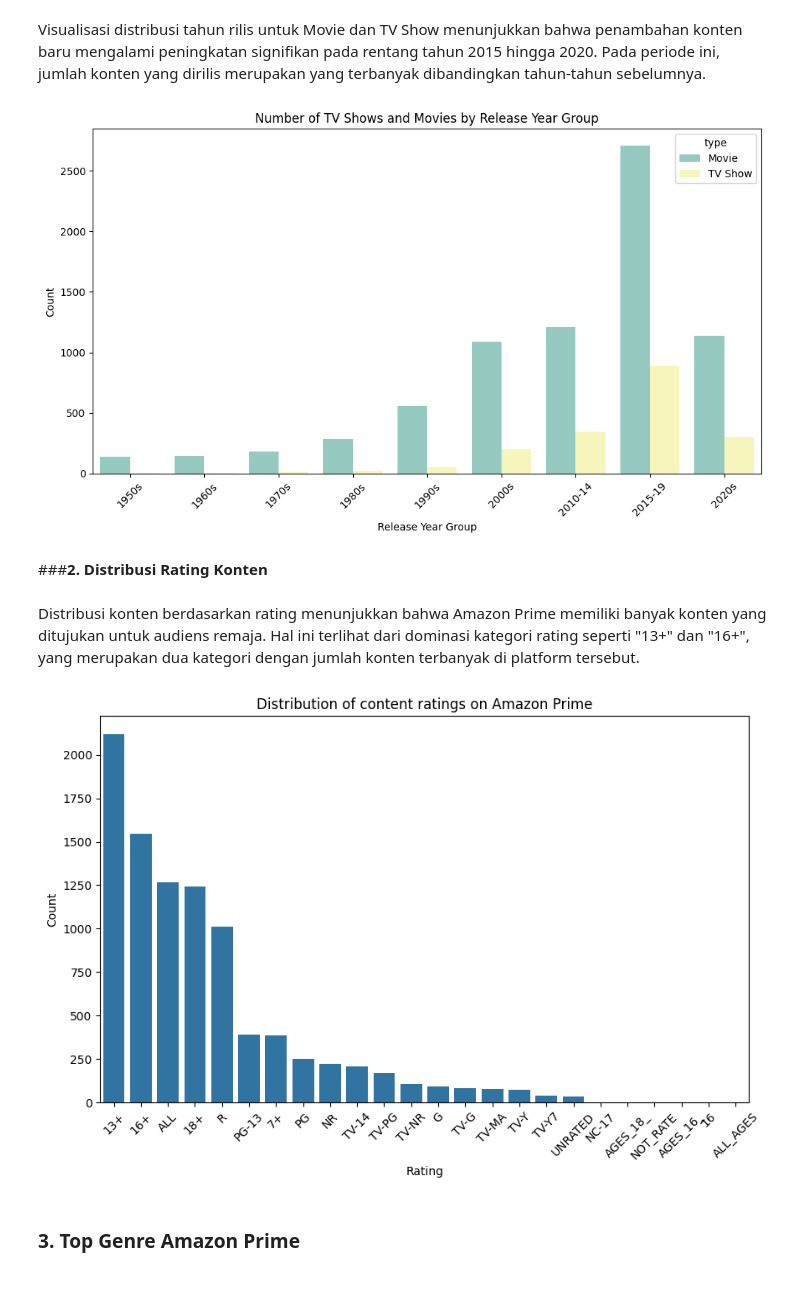
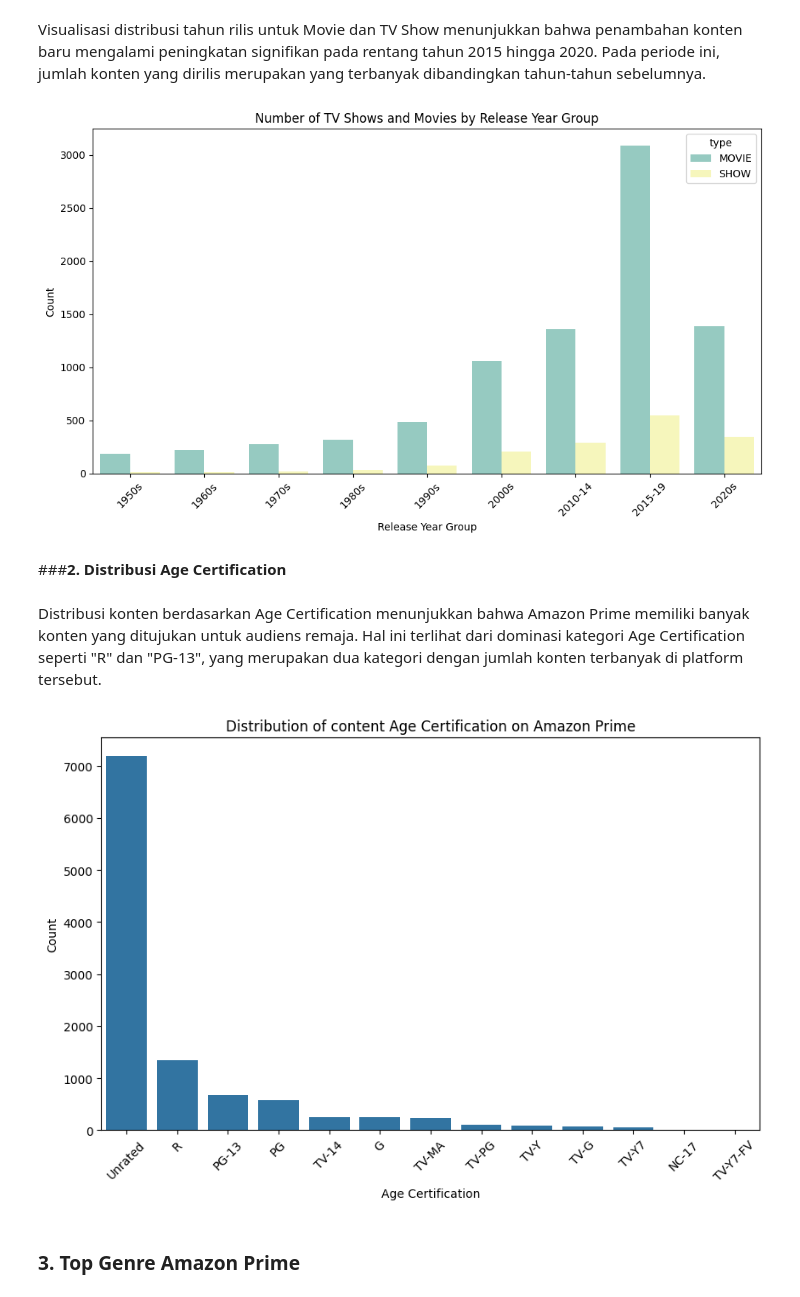
Before and after one commit to liqolina/Submission-Dicoding, a Jupyter notebook: MLT_SubEnd/notebook.ipynb, the cells around one changed output. Drawn from its saved outputs; the diff is of its cells as text; code cells hidden in the pictures.

```diff
--- a/MLT_SubEnd/notebook.ipynb
+++ b/MLT_SubEnd/notebook.ipynb
@@ -38,6 +38,6 @@ Mounted at /content/drive
 # %% [markdown]
 Memuat data dari csv ke dataframe
 # %%
-df= pd.read_csv('/content/drive/MyDrive/Submission/Submission_One_ML_Terapan/amazon_prime_titles.csv')
+df= pd.read_csv('/content/drive/MyDrive/Submission/Submission_One_ML_Terapan/Amazon_Prime_Video/titles.csv')
 df.head()
 # %% [output]
@@ -137,21 +168,21 @@ plt.xticks(rotation=45)
 plt.tight_layout()
 plt.show()
 # %% [output]
-[figure, old version]
+[figure, new version]
 # %% [markdown]
-###**2. Distribusi Rating Konten**
+###**2. Distribusi Age Certification**
 # %% [markdown]
-Distribusi konten berdasarkan rating menunjukkan bahwa Amazon Prime memiliki banyak konten yang ditujukan untuk audiens remaja. Hal ini terlihat dari dominasi kategori rating seperti "13+" dan "16+", yang merupakan dua kategori dengan jumlah konten terbanyak di platform tersebut.
+Distribusi konten berdasarkan Age Certification menunjukkan bahwa Amazon Prime memiliki banyak konten yang ditujukan untuk audiens remaja. Hal ini terlihat dari dominasi kategori Age Certification seperti "R" dan "PG-13", yang merupakan dua kategori dengan jumlah konten terbanyak di platform tersebut.
 # %%
 plt.figure(figsize=(10, 6))
-sns.countplot(x='rating', order = df['rating'].value_counts().index, data = df)
-plt.title('Distribution of content ratings on Amazon Prime')
-plt.xlabel('Rating')
+sns.countplot(x='age_certification', order = df['age_certification'].value_counts().index, data = df)
+plt.title('Distribution of content Age Certification on Amazon Prime')
+plt.xlabel('Age Certification')
 plt.ylabel('Count')
 plt.xticks(rotation = 45)
 plt.show()
 # %% [output]
-[figure, old version]
+[figure, new version]
 # %% [markdown]
 ### **3. Top Genre Amazon Prime**
 # %% [markdown]
```
Also changed, not shown: parts of 75 cells of this notebook, 11 other files.
